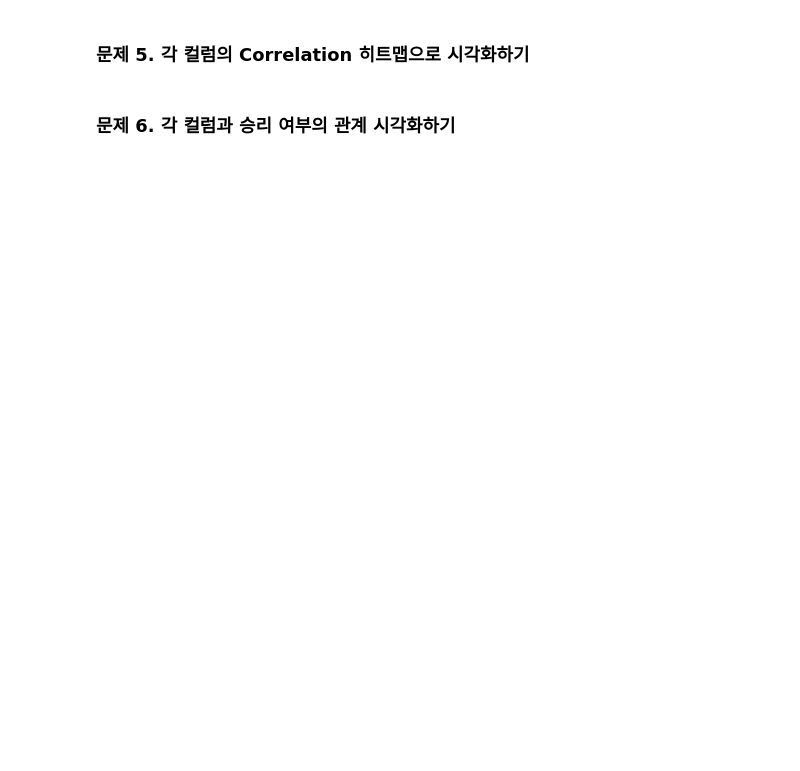
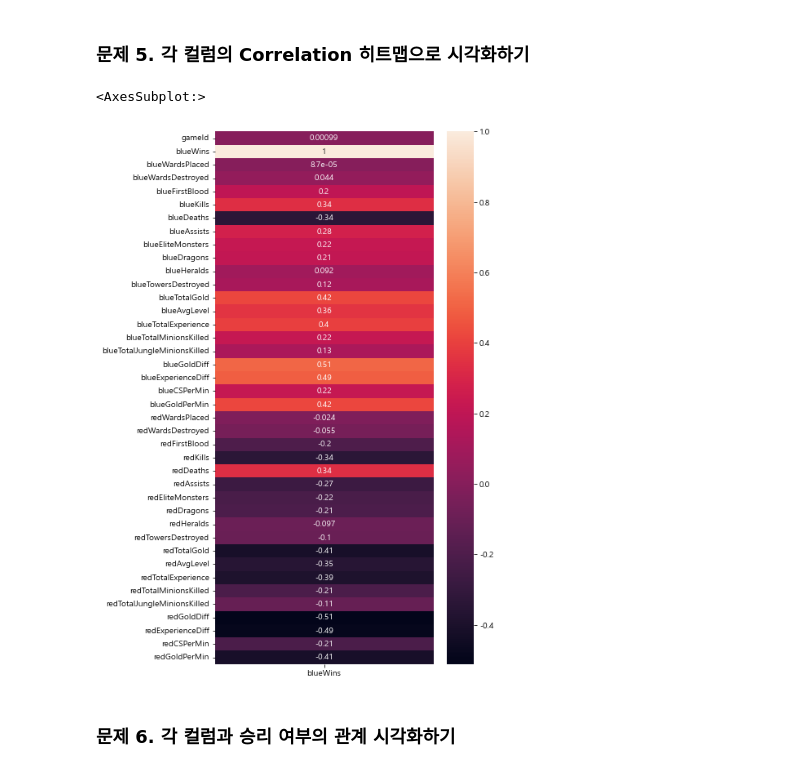
Before and after one commit to LEEHM97/machine-learning-exercises, a Jupyter notebook: 12.리그오브레전드 승리/리그 오브 레전드의 승리 공식.ipynb, the cells around one changed output. Saved outputs shown, nothing was run; the diff lists cells and outputs as text; code cells hidden in the pictures; blank space fills up the shorter version.

```diff
--- a/12.리그오브레전드 승리/리그 오브 레전드의 승리 공식.ipynb
+++ b/12.리그오브레전드 승리/리그 오브 레전드의 승리 공식.ipynb
@@ -102,5 +136,11 @@ df.head()
 ### 문제 5. 각 컬럼의 Correlation 히트맵으로 시각화하기
 # %%
 # DataFrame의 corr() 메소드와 Seaborn의 heatmap() 메소드를 이용하여 Pearson's correlation 시각화하기
+
+plt.figure(figsize=(6,12))
+sns.heatmap(df.corr()[['blueWins']], annot=True)
+# %% [output]
+<AxesSubplot:>
+[figure, added]
 # %% [markdown]
 ### 문제 6. 각 컬럼과 승리 여부의 관계 시각화하기
```
Also changed, not shown: parts of 14 cells of this notebook.
